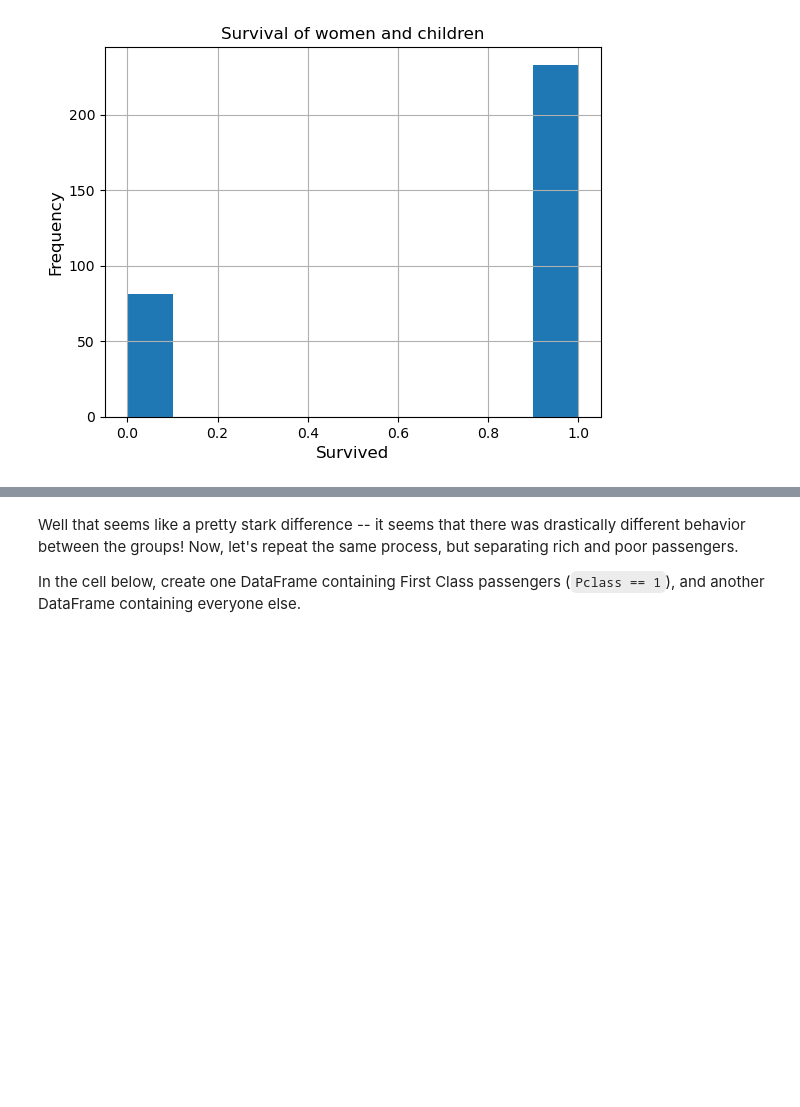
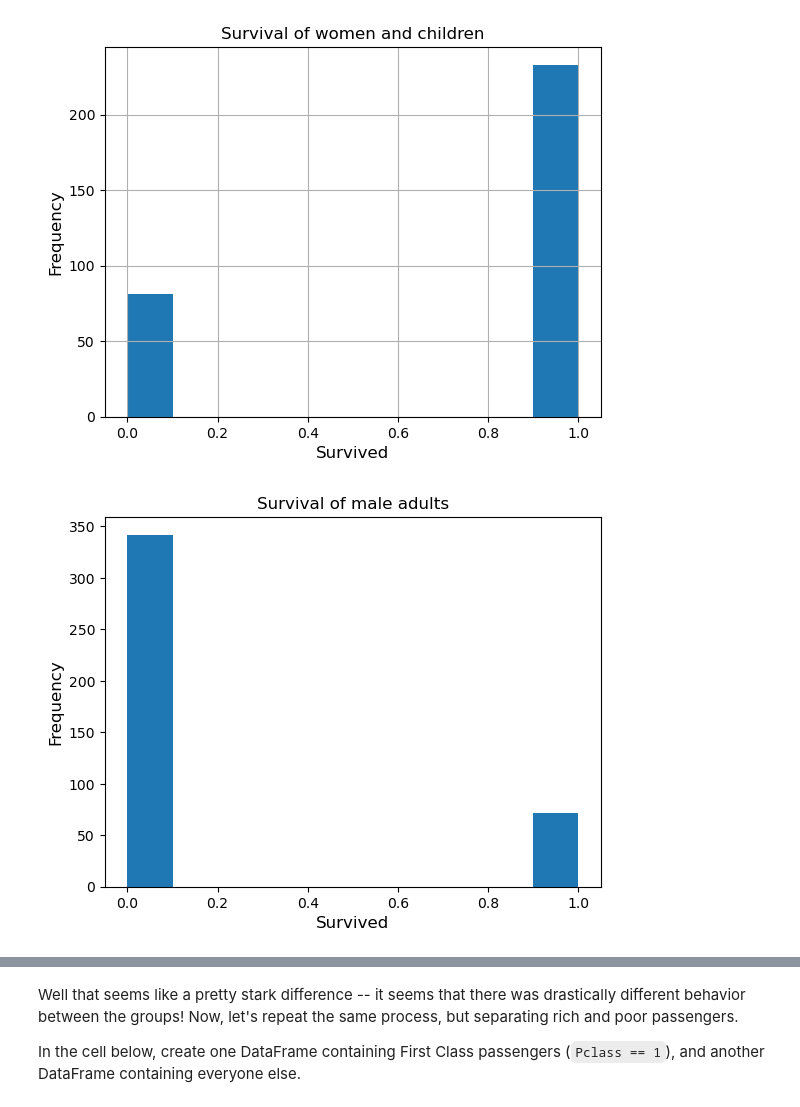
Before and after one commit to gkipkirui1/DSC_PT08P2, a Jupyter notebook: Using SQL with Pandas - Lab/Using_SQL_with_Pandas_Lab.ipynb, the cells around one changed output, grey strips where cells are left out. Cells and saved outputs as stored; diff of their text form; code cells hidden in the pictures; blank space fills up the shorter version.

```diff
--- a/Using SQL with Pandas - Lab/Using_SQL_with_Pandas_Lab.ipynb
+++ b/Using SQL with Pandas - Lab/Using_SQL_with_Pandas_Lab.ipynb
@@ -250,6 +265,13 @@ plt.ylabel('Frequency', fontsize=12)
 plt.title('Survival of women and children');
 # %% [output]
 [figure]
+# %%
+plt.hist(adult_males_df['Survived'])
+plt.xlabel('Survived',fontsize=12)
+plt.ylabel('Frequency', fontsize=12)
+plt.title('Survival of male adults');
+# %% [output]
+[figure, added]
 # %%
 # Your code here
 adult_males_df['Survived'].hist()
```
Also changed, not shown: parts of 7 cells of this notebook, 8 other files.
